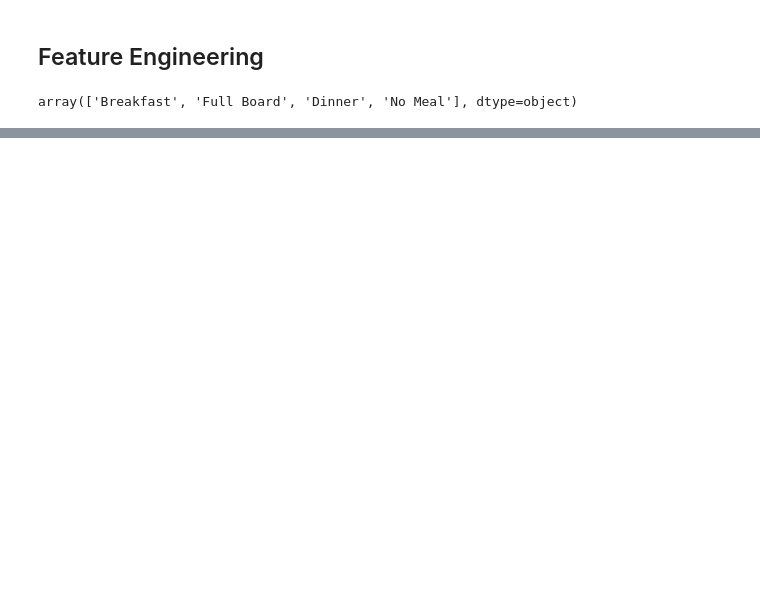
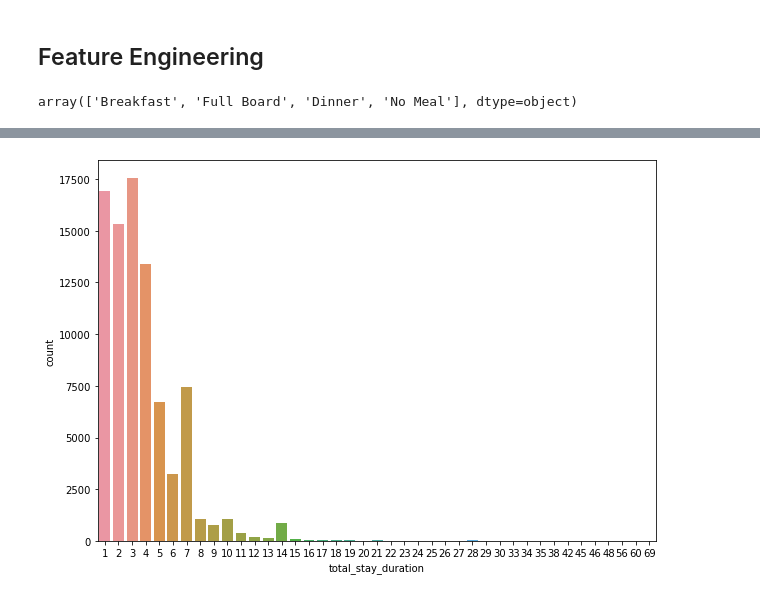
Before and after one commit to aryasa22/business_hotel_investigation, a Jupyter notebook: hotel_business_investigation.ipynb, the cells around one changed output, grey strips where cells are left out. Drawn from its saved outputs; the diff is of its cells as text; code cells hidden in the pictures; blank space fills up the shorter version.

```diff
--- a/hotel_business_investigation.ipynb
+++ b/hotel_business_investigation.ipynb
@@ -212,0 +385,3 @@ df.sample(5)
+# %%
+# Extract New Column 'total_stay_duration'
+df_analize['total_stay_duration'] = df_analize['stays_in_weekdays_nights'] + df_analize['stays_in_weekend_nights']
@@ -212,0 +401,7 @@ df.sample(5)
+# %%
+# Countplot of total_stay_duration
+plt.figure(figsize = (10, 7))
+sns.countplot(data = df_analize, x = 'total_stay_duration')
+plt.show()
+# %% [output]
+[figure, added]
```
Also changed, not shown: parts of 35 cells of this notebook, 2 other files.
